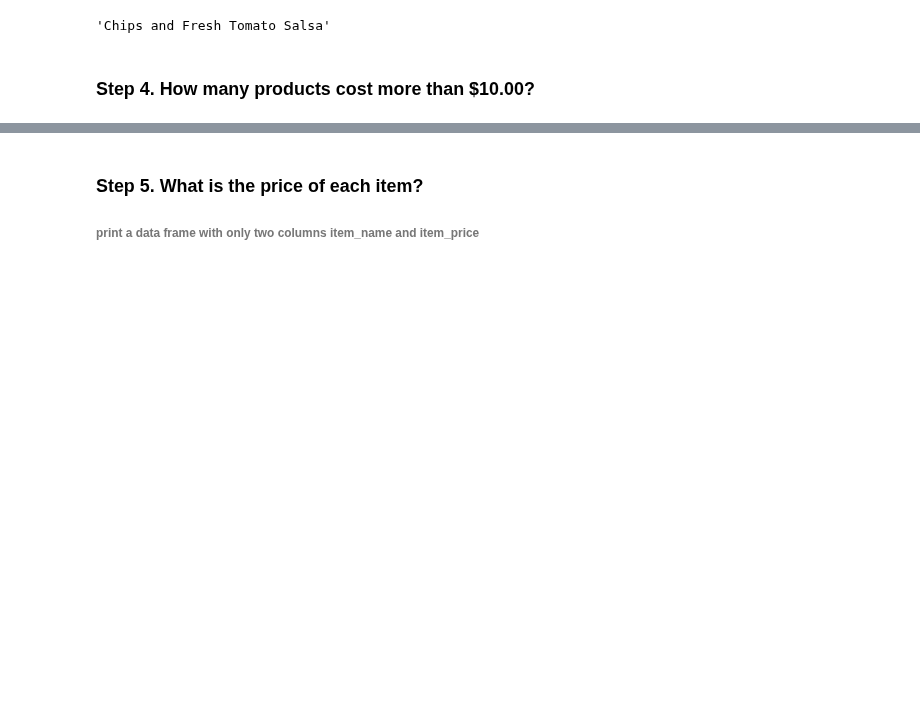
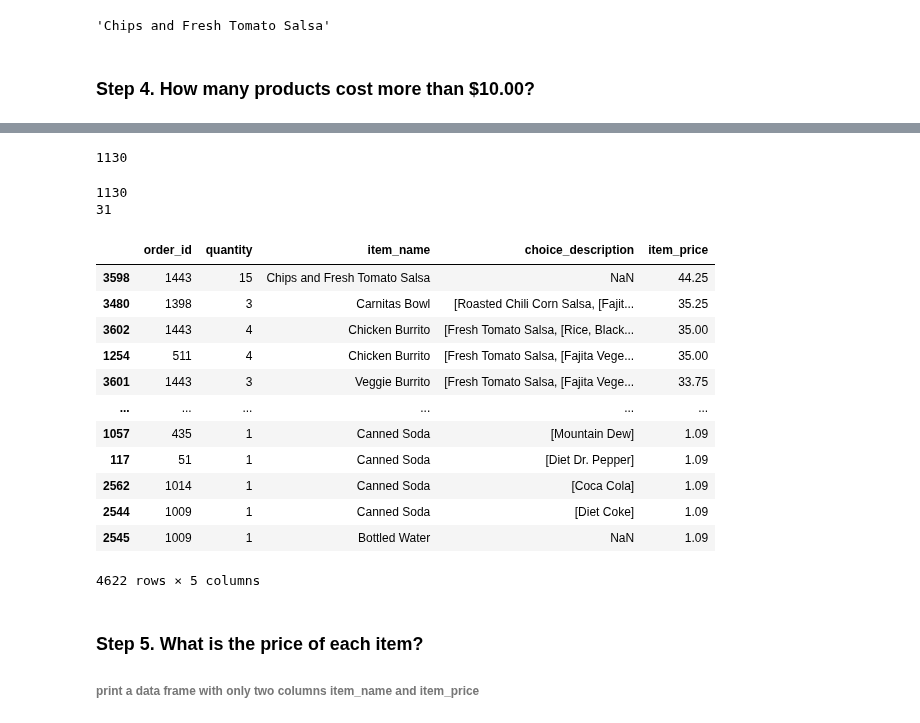
Before and after one commit to PaulitaLull/DATA_SCIENCE_PAULALULL, a Jupyter notebook: 02_Herramientas_Avanzadas/02_Pandas/02_Practica/02_Filtering_&_Sorting/Chipotle/Chipotle.ipynb, the cells around one changed output, grey strips where cells are left out. Drawn from its saved outputs; the diff is of its cells as text; code cells hidden in the pictures; blank space fills up the shorter version.

```diff
--- a/02_Herramientas_Avanzadas/02_Pandas/02_Practica/02_Filtering_&_Sorting/Chipotle/Chipotle.ipynb
+++ b/02_Herramientas_Avanzadas/02_Pandas/02_Practica/02_Filtering_&_Sorting/Chipotle/Chipotle.ipynb
@@ -7,4 +10,6 @@
 # %% [markdown]
 ### Step 2. Import the dataset from this [address](https://raw.githubusercontent.com/justmarkham/DAT8/master/data/chipotle.tsv).
+# %%
+chipo=pd.read_csv("https://raw.githubusercontent.com/justmarkham/DAT8/master/data/chipotle.tsv", sep="\t")
 # %% [markdown]
 ### Step 3. Assign it to a variable called chipo.
@@ -22,2 +29,10 @@
 # %% [markdown]
 # Name of the max valued product
+# %%
+# regex=True, lo trata como texto especial (en este caso dolar es== final de la cadena)
+# regex=False: lo trata como texto literal, es decir, busca exactamente el carácter $
+# astype convierte el tipo de dato de una columna
+chipo["item_price"]=chipo["item_price"].str.replace("$","", regex=False).astype(float)
+# %%
+chipo_sorted=chipo.sort_values("item_price", ascending=False)
+chipo_sorted["item_name"][0]
@@ -55,3 +69,30 @@ Name: item_name, dtype: object
+# %%
+len(chipo_sorted[chipo_sorted["item_price"]>10])
+# %% [output]
+1130
+# %%
+chipo_cost=chipo_sorted[chipo_sorted["item_price"]>10]
+print(len(chipo_cost))
+print(chipo_cost["item_name"].nunique())
+# %% [output]
+1130
+31
+# %%
+chipo_sorted
+# %% [output]
+|  | order_id | quantity | item_name | choice_description | item_price |
+| 3598 | 1443 | 15 | Chips and Fresh Tomato Salsa | NaN | 44.25 |
+| 3480 | 1398 | 3 | Carnitas Bowl | [Roasted Chili Corn Salsa, [Fajit... | 35.25 |
+| 3602 | 1443 | 4 | Chicken Burrito | [Fresh Tomato Salsa, [Rice, Black... | 35.00 |
+| 1254 | 511 | 4 | Chicken Burrito | [Fresh Tomato Salsa, [Fajita Vege... | 35.00 |
+| 3601 | 1443 | 3 | Veggie Burrito | [Fresh Tomato Salsa, [Fajita Vege... | 33.75 |
+| ... | ... | ... | ... | ... | ... |
+| 1057 | 435 | 1 | Canned Soda | [Mountain Dew] | 1.09 |
+| 117 | 51 | 1 | Canned Soda | [Diet Dr. Pepper] | 1.09 |
+| 2562 | 1014 | 1 | Canned Soda | [Coca Cola] | 1.09 |
+| 2544 | 1009 | 1 | Canned Soda | [Diet Coke] | 1.09 |
+| 2545 | 1009 | 1 | Bottled Water | NaN | 1.09 |
+4622 rows × 5 columns
 # %% [markdown]
 ### Step 5. What is the price of each item?
 ###### print a data frame with only two columns item_name and item_price
```
Also changed, not shown: parts of 21 cells of this notebook, 5 other files.
